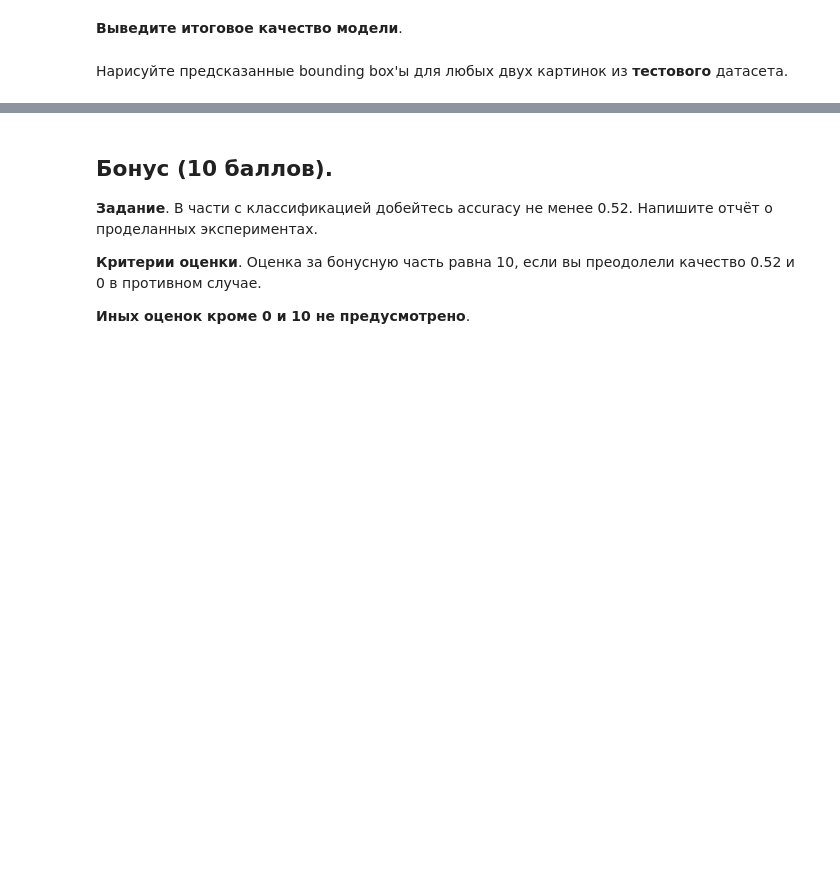
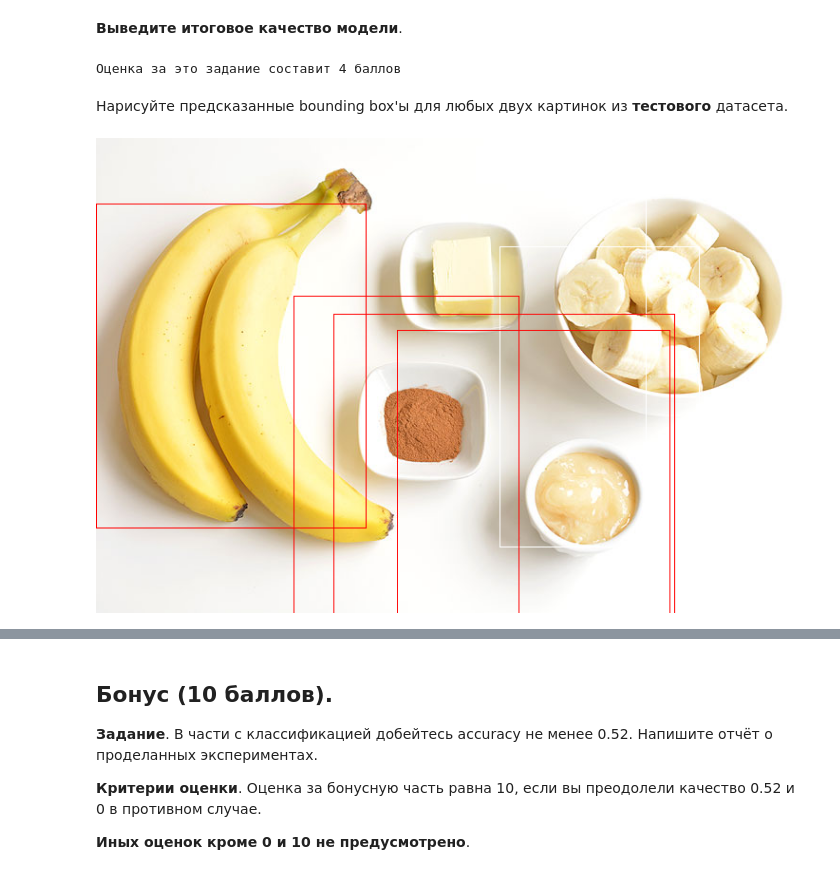
Before and after one commit to aromana33/hw2_dl_2020, a Jupyter notebook: hw2.ipynb, the cells around one changed output, grey strips where cells are left out. Cells and saved outputs as stored; diff of their text form; code cells hidden in the pictures; blank space fills up the shorter version.

```diff
--- a/hw2.ipynb
+++ b/hw2.ipynb
@@ -605,23 +601,27 @@ np.random.seed(13)
 
 device = torch.device("cuda:0") if torch.cuda.is_available() else torch.device("cpu")
 
+# ммм теперь сразу будут кортежи, какая красота
+def collate_fn(batch):
+    return tuple(zip(*batch))
+
 # В условиях есть гайд к аугментациям, я им сильно воспользовалась дальше
 train_transform = A.Compose([
-                             A.RandomCrop(width=450, height=450), # с парикмахерами обычно так, говоришь им "мне пару см", а они тебе RandomCrop
+                             #A.RandomCrop(width=150, height=150), # с парикмахерами обычно так, говоришь им "мне пару см", а они тебе RandomCrop
                              A.HorizontalFlip(p=0.5), # гуччи флип флап, немного поворочаем эту картинку
                              A.RandomBrightnessContrast(p=0.2), # ммм шайн брайт лайк э даймонд, даже если ты всего лишь имэйдж
                              ToTensor(),
-                         ], bbox_params=A.BboxParams(format='pascal_voc', min_area=1024, min_visibility=0.1, label_fields=['labels']))
+                         ], bbox_params=A.BboxParams(format='pascal_voc', label_fields=['labels']))
                              # Вы спросите откуда 'pascal_voc'? ну, до этого дошла вся флудилка, наверное, дело в том, что он возвращает без нормализации коррдинаты
 val_transform = A.Compose([
-                             A.RandomCrop(width=450, height=450),
+                             #A.RandomCrop(width=150, height=150),
                              A.HorizontalFlip(p=0.5),
                              ToTensor(),
-                         ], bbox_params=A.BboxParams(format='pascal_voc', min_area=1024, min_visibility=0.1, label_fields=['labels']))
+                         ], bbox_params=A.BboxParams(format='pascal_voc', label_fields=['labels']))
 # HINT: TRAIN TRANSFORM OBVIOUSLY SHOULD BE HARDER THAN THOSE FOR VALIDATION --- Great Hint!
 
 train_dataset = FruitDataset('./train_zip/train/', transform=train_transform)
-val_dataset = FruitDataset("./train_zip/test", transform=val_transform)
+val_dataset = FruitDataset("./test_zip/test", transform=val_transform)
 
 # Хинт всей моей домашки, что ж, как скажете, беру всю модель с седьмого семинара))
 # HINT: USE MATERIALS FROM THE SEMINAR
@@ -629,7 +629,7 @@ val_dataset = FruitDataset("./train_zip/test", transform=val_transform)
 from torchvision.models.detection.faster_rcnn import FastRCNNPredictor
 from torchvision.models.detection import fasterrcnn_resnet50_fpn
 
-def get_detection_model(num_classes=2):
+def get_detection_model(num_classes=4):
     model = fasterrcnn_resnet50_fpn(pretrained=True)
     # get the number of input features for the classifier
     in_features = model.roi_heads.box_predictor.cls_score.in_features
@@ -645,14 +645,10 @@ model.to(device)
 params = [p for p in model.parameters() if p.requires_grad]
 optimizer = torch.optim.SGD(params, lr=0.005, momentum=0.9, weight_decay=0.0005)
 
-# ммм теперь сразу будут кортежи, какая красота
-def collate_fn(batch):
-    return tuple(zip(*batch))
-
 # Не знаю, стоит ли повторять, что почти все параметры я оставила семинарские, ведь они неплохо работают))
 train_dataloader = torch.utils.data.DataLoader(train_dataset, batch_size=2, shuffle=True, num_workers=4, collate_fn=collate_fn)
 val_dataloader = torch.utils.data.DataLoader(val_dataset, batch_size=1, shuffle=False, num_workers=4, collate_fn=collate_fn)
-n_epochs = 5 # Не знаю что вы считаете апроприэйт, но меня (да и семинары) 5 устраивает # SELECT APPROPRIZTE NUMBER OF EPOCHS
+n_epochs = 4 # Не знаю что вы считаете апроприэйт, но меня (да и семинары) 4 устраивает # SELECT APPROPRIZTE NUMBER OF EPOCHS
 
 
 train(model, train_dataloader, val_dataloader, optimizer, device, n_epochs)
@@ -661,21 +673,27 @@ IndexError: ignored
 # %% [markdown]
 __Выведите итоговое качество модели__.
 # %%
-auc = evaluate(model, val_dataloader, criterion)
+#auc = evaluate(model, val_dataloader, criterion) она в техническом коде без критерия идет, но с девайсом
+auc = evaluate(model, val_dataloader, device)
 print("Оценка за это задание составит {} баллов".format(min(4, 4 * auc / 0.91)))
+# %% [output]
+Оценка за это задание составит 4 баллов
 # %% [markdown]
 Нарисуйте предсказанные bounding box'ы для любых двух картинок из __тестового__ датасета.
-# %%
-image, labels = next(iter(train_dataset))
-pred = model(image.unsqueeze(0).to(device))[0]
+# %%
+image1 = val_dataset[5][0] # вытаскиваем (первую) картинку из тестового датасета с боксами
+labels1 = val_dataset[5][1]
+pred1 = model(image1.unsqueeze(0).to(device))[0]
 # %%
 from PIL import ImageDraw
 
-image = torchvision.transform.ToPILImage()(image)
-draw = ImageDraw.Draw(image)
-for box in labels['boxes']:
+image1 = torchvision.transforms.ToPILImage()(image1) # рисуем по красоте
+draw = ImageDraw.Draw(image1)
+for box in labels1['boxes']:
     draw.rectangle([(box[0], box[1]), (box[2], box[3])])
 
 for box in pred['boxes']:
     draw.rectangle([(box[0], box[1]), (box[2], box[3])], outline='red')
-image
+image1
+# %% [output]
+[figure, added]
```
Also changed, not shown: parts of 14 cells of this notebook.
